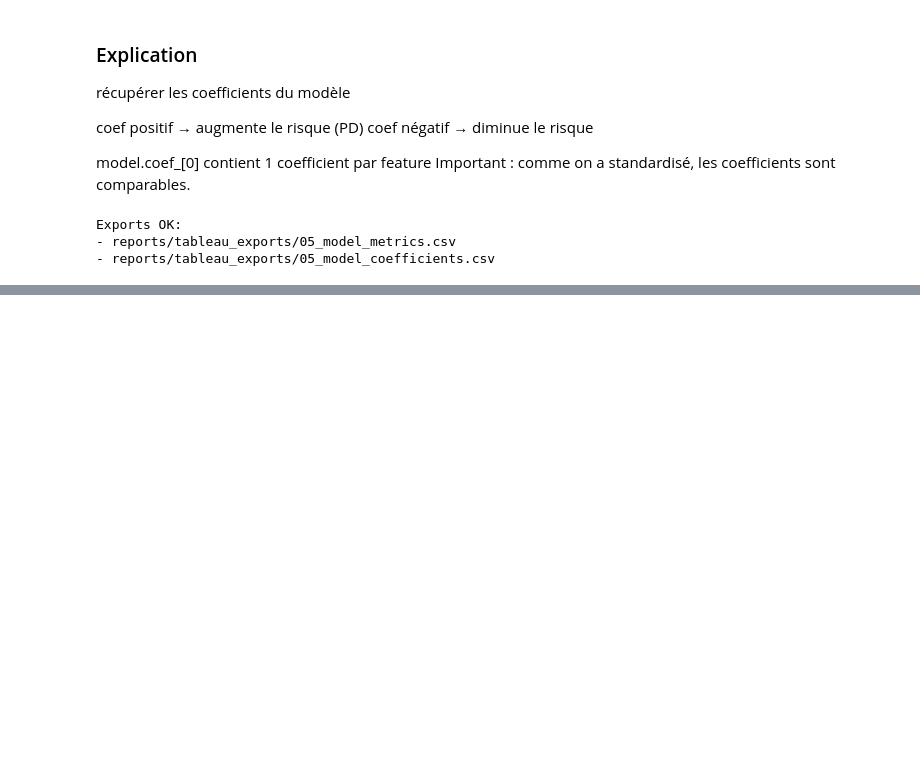
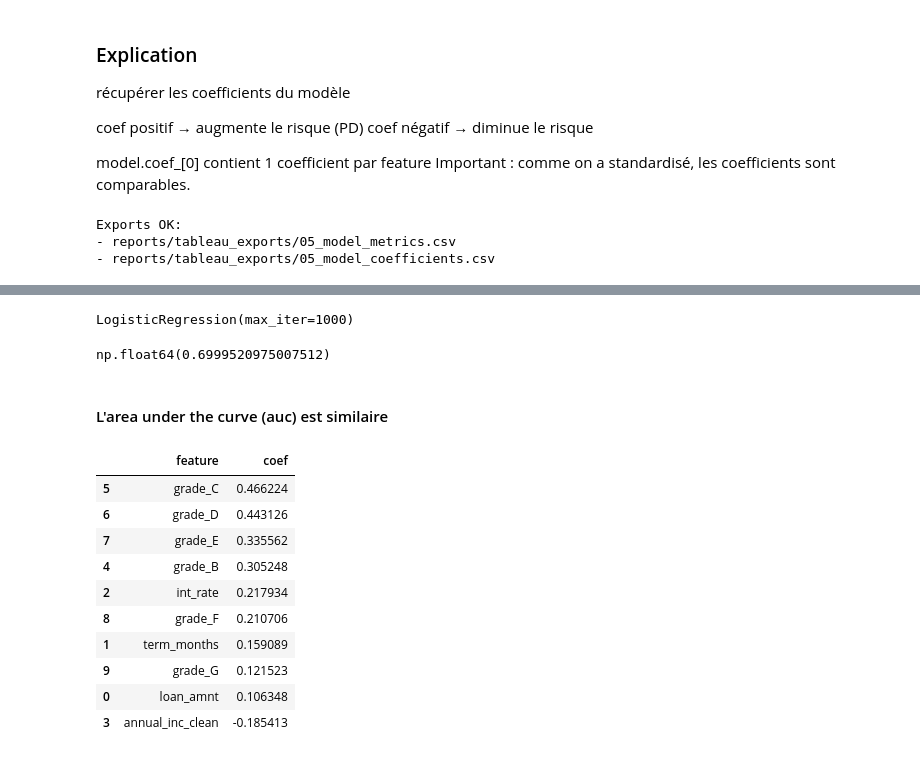
Before and after one commit to thioune04/credit-climate-risk-lab, a Jupyter notebook: notebooks/05_PD_LOGISTIC_REGRESSION.ipynb, the cells around one changed output, grey strips where cells are left out. Drawn from its saved outputs; the diff is of its cells as text; code cells hidden in the pictures; blank space fills up the shorter version.

```diff
--- a/notebooks/05_PD_LOGISTIC_REGRESSION.ipynb
+++ b/notebooks/05_PD_LOGISTIC_REGRESSION.ipynb
@@ -192,0 +206,37 @@ Exports OK:
+# %%
+model_l2 = LogisticRegression(
+    penalty="l2",
+    C=1.0,
+    solver="lbfgs",
+    max_iter=1000
+)
+
+model_l2.fit(X_train_scaled, y_train)
+# %% [output]
+LogisticRegression(max_iter=1000)
+# %%
+# #Predictions (probabilities et classes) avec la regularisation
+y_proba_l2 = model_l2.predict_proba(X_test_scaled)[:,1]
+auc = roc_auc_score(y_test, y_proba_l2)
+auc
+# %% [output]
+np.float64(0.6999520975007512)
+# %% [markdown]
+#### L'area under the curve (auc) est similaire
+# %%
+coef_df = pd.DataFrame({
+    "feature": X.columns,
+    "coef":model_l2.coef_[0]}).sort_values("coef", ascending = False)
+coef_df.head(10)
+# %% [output]
+|  | feature | coef |
+| 5 | grade_C | 0.466224 |
+| 6 | grade_D | 0.443126 |
+| 7 | grade_E | 0.335562 |
+| 4 | grade_B | 0.305248 |
+| 2 | int_rate | 0.217934 |
+| 8 | grade_F | 0.210706 |
+| 1 | term_months | 0.159089 |
+| 9 | grade_G | 0.121523 |
+| 0 | loan_amnt | 0.106348 |
+| 3 | annual_inc_clean | -0.185413 |
```
Also changed, not shown: parts of 18 cells of this notebook, 7 other files.
